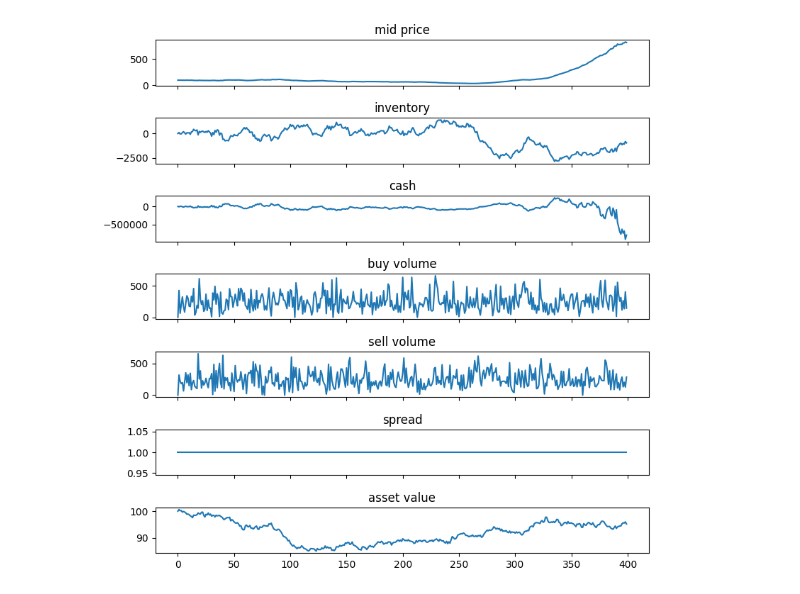
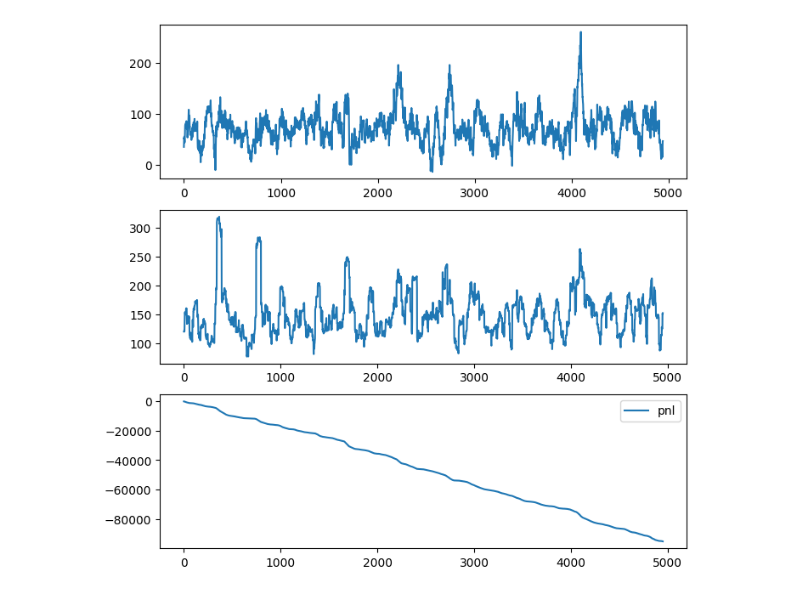
Before and after one commit to sebastianodutola/LOB, a Jupyter notebook: basic.ipynb, the cells around one changed output. Drawn from its saved outputs; the diff is of its cells as text; code cells hidden in the pictures.

Commit message:
finalising experiment ideas: skew optimisation in different market regimes; testing markout vs pnl

```diff
--- a/basic.ipynb
+++ b/basic.ipynb
@@ -10,29 +10,110 @@ from itertools import chain
 import numpy as np
 import matplotlib.pyplot as plt
 
-rng = np.random.default_rng(seed=42)
+rng = np.random.default_rng(seed=20)
 a = Asset()
 ob = OrderBook(min_lifetime=0)
-strat = SkewMarketMakingStrategy(1, 1000, 1_000_000_000)
+strat = SkewMarketMakingStrategy(0.2, 1000, 1_000_000_000,skew_coefficient=4e-6)
 mm = MarketMaker(strat)
-it = InformedTraders(1, 10, 100)
-timesteps = 400
+it = InformedTraders(0.8, 10, 100)
+timesteps = 5000
 trades_notifications = []
 
 asset_value = []
-
+bid_price_volume_history = []
+ask_price_volume_history = []
 for _ in range(timesteps):
+    bid_price_volume = {}
+    ask_price_volume = {}
     ob.advance()
     quotes, cancellations = mm.update(ob, trades_notifications)
     market_orders = it.generate_orders(a.value, ob.mid_price, rng=rng)
     ob.process_cancellations(cancellations)
     notifs = ob.process_orders(chain(quotes, market_orders))
-    print(notifs[0][-1])
     trades_notifications = notifs[1]
+    for notif in trades_notifications:
+        if notif.is_bid:
+            for p, v in notif.price_volume.items():
+                bid_price_volume[p] = bid_price_volume.get(p, 0) + v
+        else:
+             for p, v in notif.price_volume.items():
+                ask_price_volume[p] = ask_price_volume.get(p, 0) + v
+    bid_price_volume_history.append(bid_price_volume)
+    ask_price_volume_history.append(ask_price_volume)
+    price_volume = {}
     asset_value.append(a.value)
     a.evolve_value(rng=rng)
 
+def moving_avg(array, window_size):
+    window_size = window_size if len(array) > window_size else len(array)
+    cumsum = np.cumsum(np.insert(array, 0, 0))
+    return (cumsum[window_size:] - cumsum[:-window_size]) / window_size
+
+def markout(mm_history, tau, window_size=50):
+    net_volume = np.array(mm_history["buy volume"]) - np.array(mm_history["sell volume"])
+    mid_price = np.array(mm_history["mid price"])
+
+    # Future price change: mid[t+tau] - mid[t]
+    delta_mp = mid_price[tau:] - mid_price[:-tau]
+
+    # Markout only defined for times where we have t+tau data
+    markout = -(net_volume[:-tau] * delta_mp)
+
+    markout = moving_avg(markout, window_size)
+
+    return markout
+
+def inventory_risk(mm_history, window_size=50):
+    inventory = np.array(mm_history["inventory"])
+    mp = np.array(mm_history["mid price"])
+    delta_mp = mp[1:] - mp[:-1]
+    delta_exposure = inventory[:-1] * delta_mp
+    E_x = moving_avg(delta_exposure, window_size)
+    E_x2 = moving_avg(delta_exposure ** 2, window_size)
+    return np.sqrt(E_x2 - E_x ** 2)
+
+mo = markout(mm.history, 10, 50)
+ir = inventory_risk(mm.history, 50)
+pnl = moving_avg(mm.history["mark-to-market"], 50)
+
+fi, a = plt.subplots(nrows=3, figsize=(8,8))
+a[0].plot(mo, label="markout")
+a[1].plot(ir, label="inventory risk")
+a[2].plot(pnl, label="pnl")
+plt.legend()
+
+tau = np.arange(1,50,1)
+def markout_curves(mm_history, tau_list, t):
+    curve = []
+    for tau in tau_list:
+        curve.append(markout(mm_history, tau)[t])
+    return curve
+
+
 history = mm.history
+x_bid = []
+x_ask = []
+y_bid = []
+y_ask = []
+s_ask = []
+s_bid =[]
+for t, pv in enumerate(bid_price_volume_history):
+    x_bid.extend([t]*len(pv))
+    y_bid.extend(list(pv.keys()))
+    s_bid.extend(list(pv.values()))
+for t, pv in enumerate(ask_price_volume_history):
+    x_ask.extend([t]*len(pv))
+    y_ask.extend(list(pv.keys()))
+    s_ask.extend(list(pv.values()))
+
+s_ask = np.array(s_ask)/50
+s_bid = np.array(s_bid)/50
+
+fig, ax = plt.subplots(figsize=(8,8))
+ax.scatter(x_bid,y_bid,s_bid, color='r')
+ax.scatter(x_ask,y_ask,s_ask, color='g')
+ax.plot(asset_value)
+
 fig, ax = plt.subplots(nrows=len(history) + 1, sharex=True, figsize=(8,8))
 for idx, (key, value) in enumerate(history.items()):
     ax[idx].plot(value)
@@ -62 +126 @@ bought 52@837.50 avg,
-[figure, old version]
+[figure, new version]
```
Also changed, not shown: parts of 3 cells of this notebook, 2 other files.
